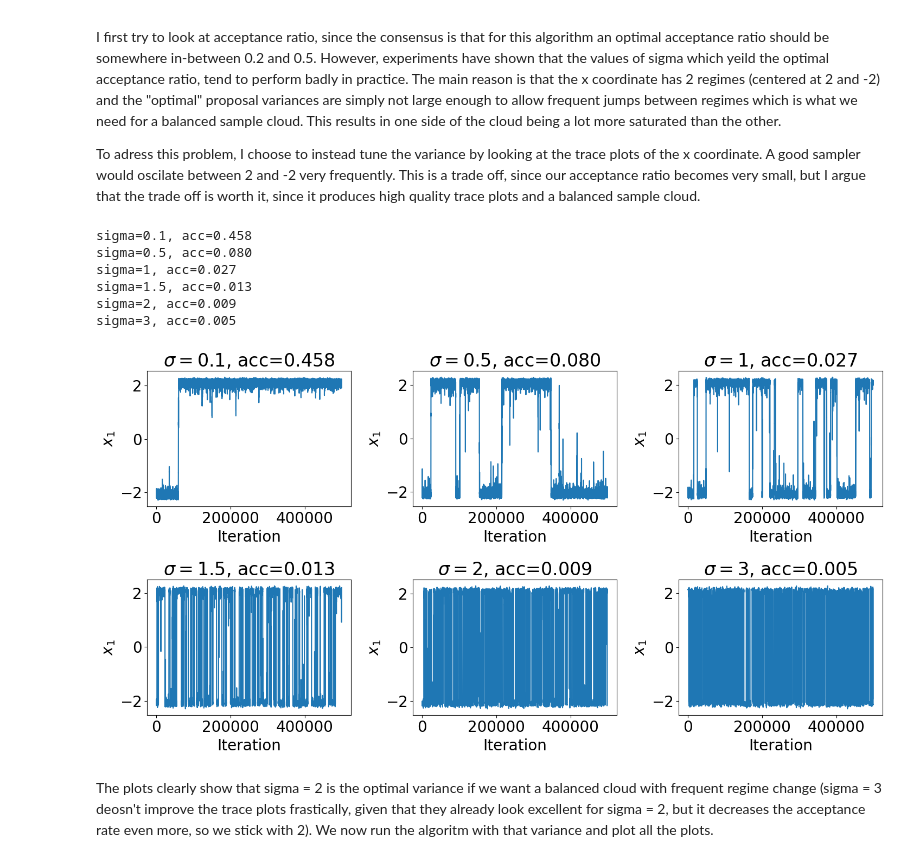
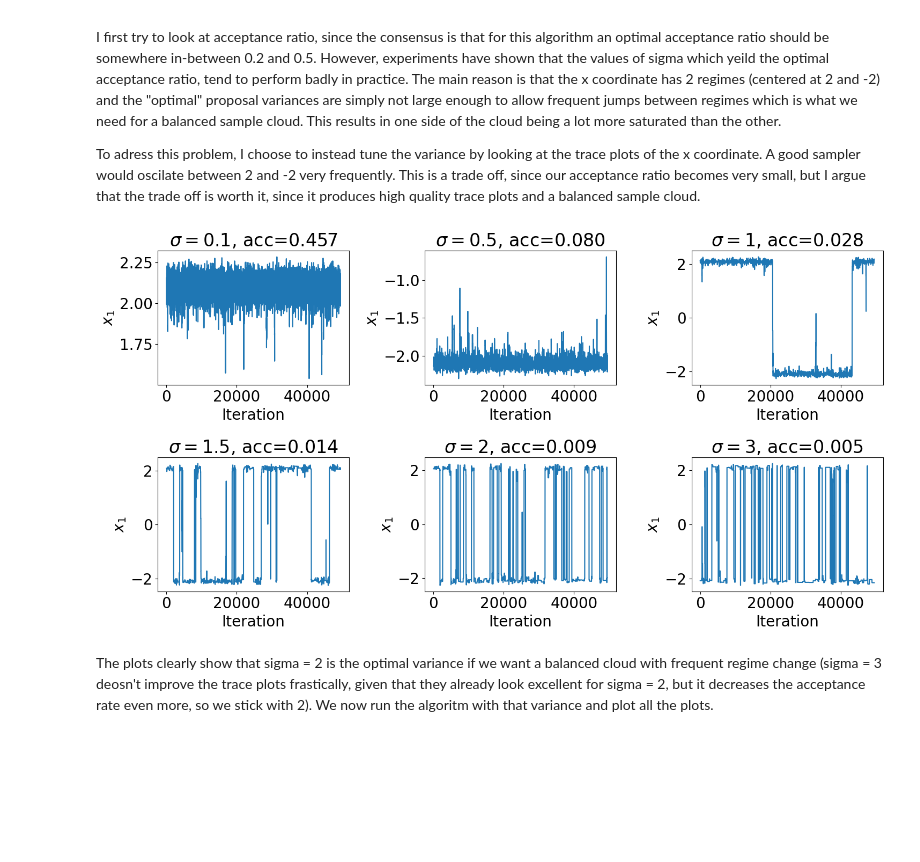
Before and after one commit to alisaklymchuk/stochastic_simulation_math60047, a Jupyter notebook: coursework.ipynb, the cells around one changed output. Saved outputs shown, nothing was run; the diff lists cells and outputs as text; code cells hidden in the pictures; blank space fills up the shorter version.

```diff
--- a/coursework.ipynb
+++ b/coursework.ipynb
@@ -327,7 +327,7 @@ def rwmh_2sigma(target=log_post_fn, N=10**6, x0=np.array([0,0]), sigma1=1.5, sig
 
 #mc, acc = rwmh_2sigma()
 
-def rwmh(target=log_post_fn, N=10**6, x0=np.array([0,0]), sigma=1.2, burnin=1000):
+def rwmh(target=log_post_fn, N=10**6, x0=np.array([0,0]), sigma=2, burnin=1000):
 
     samples_RW = np.zeros((N, 2))
     samples_RW[0] = x0
@@ -480,30 +480,27 @@ To adress this problem, I choose to instead tune the variance by looking at the
 # %%
 # Tuning proposal variance using acceptance rate
 sigmas = [0.1, 0.5, 1, 1.5, 2, 3]
 
-fig, axes = plt.subplots(2, 3, figsize=(15, 8))
-axes = axes.ravel()
+def rwmh_tuning(N, target, sigmas):
+    fig, axes = plt.subplots(2, 3, figsize=(15, 8))
+    axes = axes.ravel()
 
-for ax, sigma in zip(axes, sigmas):
-    samples, acc = rwmh(N=500000, sigma=sigma, burnin=500)
-    trace1 = samples[:, 0]
-    x = np.arange(len(trace1))
+    for ax, sigma in zip(axes, sigmas):
+        samples, acc = rwmh(target=target, N=N, sigma=sigma, burnin=500)
+        trace1 = samples[:, 0]
+        x = np.arange(len(trace1))
 
-    ax.plot(x, trace1)
-    ax.set_title(rf"$\sigma={sigma}$, acc={acc:.3f}")
-    ax.set_xlabel("Iteration")
-    ax.set_ylabel(r"$x_1$")
+        ax.plot(x, trace1)
+        ax.set_title(rf"$\sigma={sigma}$, acc={acc:.3f}")
+        ax.set_xlabel("Iteration")
+        ax.set_ylabel(r"$x_1$")
 
-plt.tight_layout()
-plt.show()
+    plt.tight_layout()
+    plt.show()
+
+rwmh_tuning(50000, log_post_fn, sigmas)
 # %% [output]
-sigma=0.1, acc=0.458
-sigma=0.5, acc=0.080
-sigma=1, acc=0.027
-sigma=1.5, acc=0.013
-sigma=2, acc=0.009
-sigma=3, acc=0.005
-[figure, old version]
+[figure, new version]
 # %% [markdown]
 The plots clearly show that sigma = 2 is the optimal variance if we want a balanced cloud with frequent regime change (sigma = 3 deosn't improve the trace plots frastically, given that they already look excellent for sigma = 2, but it decreases the acceptance rate even more, so we stick with 2). We now run the algoritm with that variance and plot all the plots.
 # %%
```
Also changed, not shown: parts of 29 cells of this notebook.
